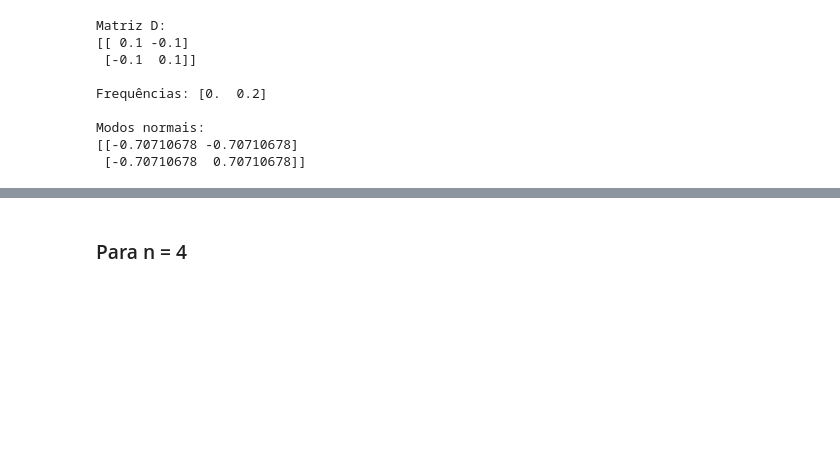
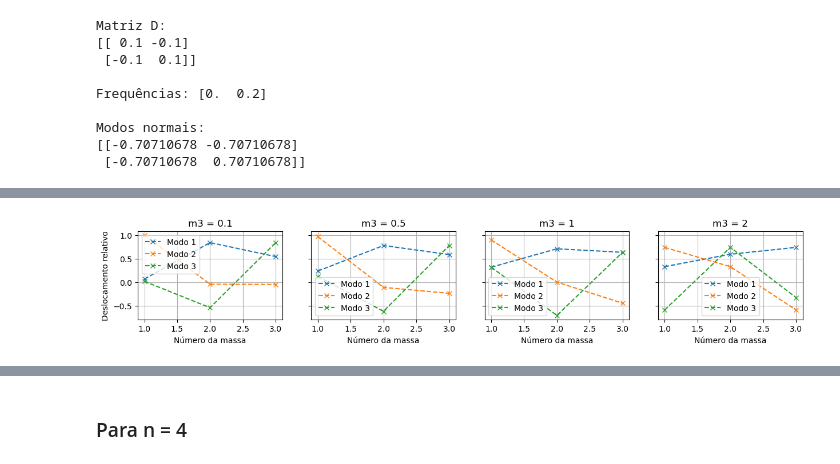
Before and after one commit to aragaoiberis/atv4, a Jupyter notebook: atv4.ipynb, the cells around one changed output, grey strips where cells are left out. Saved outputs shown, nothing was run; the diff lists cells and outputs as text; code cells hidden in the pictures; blank space fills up the shorter version.

```diff
--- a/atv4.ipynb
+++ b/atv4.ipynb
@@ -216,0 +148,9 @@ ValueError: shape mismatch: objects cannot be broadcast to a single shape.  Mism
+# %%
+k, m1, m2, m3 = 0.1, 1, 1, 1 #constantes genéricas
+
+
+D3 = np.array([[k/m1, -k/m1, 0],
+               [-k/m2, 2*k/m2, -k/m2],
+               [0, -k/m3, k/m3]])
+valor, vetor = eigh(D3)
+print(f"Matriz D: \n{D3} \n \nFrequências: {valor} \n \nModos normais: \n{vetor}")
@@ -216,0 +169,23 @@ ValueError: shape mismatch: objects cannot be broadcast to a single shape.  Mism
+# %%
+k, m1 = 0.1, 1
+m2 = 2
+m3_var = [0.1, 0.5, 1, 2]
+
+fig, axs = plt.subplots(1, len(m3_var), figsize=(15, 2), sharey=True)
+
+for idx, m3 in enumerate(m3_var):
+    D3 = np.array([[k/m1, -k/m1, 0],
+               [-k/m2, 2*k/m2, -k/m2],
+               [0, -k/m3, k/m3]])
+    valor, vetor = eigh(D3)
+
+    for i in range(vetor.shape[1]):
+        axs[idx].plot(range(1, vetor.shape[0]+1), vetor[:, i], 'x--', label=f'Modo {i+1}')
+    axs[idx].set_title(f"m3 = {m3}")
+    axs[idx].set_xlabel('Número da massa')
+    axs[idx].grid(True)
+    if idx == 0:
+        axs[idx].set_ylabel('Deslocamento relativo')
+    axs[idx].legend()
+# %% [output]
+[figure, added]
```
Also changed, not shown: parts of 38 cells of this notebook.
